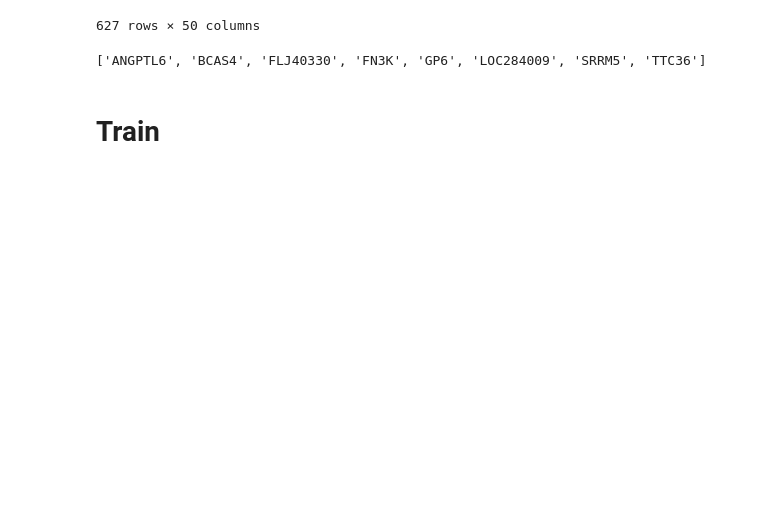
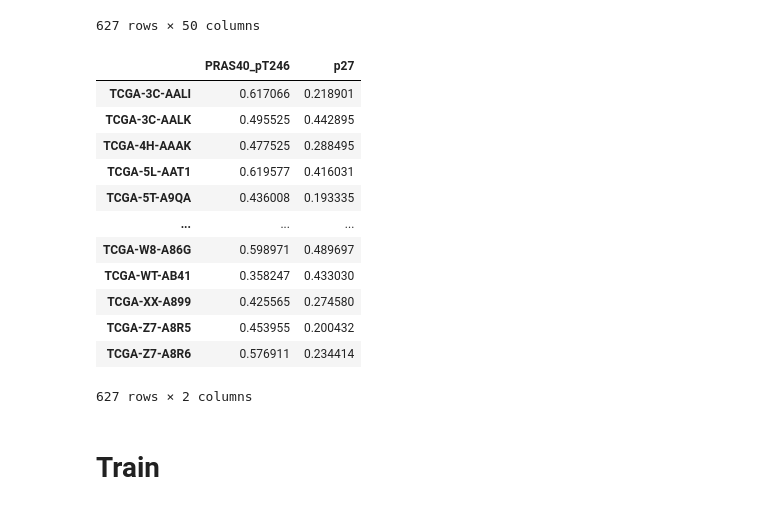
Before and after one commit to aleberans/Analisi-dati-multi-omici-per-la-predizione-della-prognosi-di-pazienti-oncologici, a Jupyter notebook: Codice.ipynb, the cells around one changed output. Saved outputs shown, nothing was run; the diff lists cells and outputs as text; code cells hidden in the pictures; blank space fills up the shorter version.

```diff
--- a/Codice.ipynb
+++ b/Codice.ipynb
@@ -204,9 +205,7 @@ def execute_boruta_feature_selection(
     X_train: pd.DataFrame,
     y_train: np.ndarray,
     holdout_number: int,
-    task_name: str,
     max_iter: int = 100,
-    regression: bool = False,
 ):
     """Returns tuple with list of kept features and list of discared features.
 
@@ -218,17 +217,11 @@ def execute_boruta_feature_selection(
         The data reserved for the output of the training of the Boruta model.
     holdout_number: int,
         The current holdout number.
-    regression: bool,
-        Whether the task is a binary classification one (False) or a regression one (True).
-    task_name: str,
-        The name of the task.
     max_iter: int = 100,
         Number of iterations to run Boruta for.
     """
-    if regression:
-        model = RandomForestRegressor(n_jobs=-1, max_depth=5)
-    else:
-        model = RandomForestClassifier(n_jobs=-1, class_weight='balanced_subsample', max_depth=5)
+
+    model = RandomForestClassifier(n_jobs=-1, class_weight='balanced_subsample', max_depth=5)
 
     boruta_selector = BorutaPy(
         model,
@@ -245,10 +238,22 @@ def execute_boruta_feature_selection(
 
     return kept_features, discarded_features
 # %%
-kept, discarded = execute_boruta_feature_selection(filtered_normalize_data['mRNA'], label, 3, 'prova')
+kept, discarded = execute_boruta_feature_selection(filtered_normalize_data['proteins'], label.values.ravel(), 3)
 # %%
-kept
+filtered_normalize_data['proteins'][kept]
 # %% [output]
+|  | PRAS40_pT246 | p27 |
+| TCGA-3C-AALI | 0.617066 | 0.218901 |
+| TCGA-3C-AALK | 0.495525 | 0.442895 |
+| TCGA-4H-AAAK | 0.477525 | 0.288495 |
+| TCGA-5L-AAT1 | 0.619577 | 0.416031 |
+| TCGA-5T-A9QA | 0.436008 | 0.193335 |
+| ... | ... | ... |
+| TCGA-W8-A86G | 0.598971 | 0.489697 |
+| TCGA-WT-AB41 | 0.358247 | 0.433030 |
+| TCGA-XX-A899 | 0.425565 | 0.274580 |
+| TCGA-Z7-A8R5 | 0.453955 | 0.200432 |
+| TCGA-Z7-A8R6 | 0.576911 | 0.234414 |
-['ANGPTL6', 'BCAS4', 'FLJ40330', 'FN3K', 'GP6', 'LOC284009', 'SRRM5', 'TTC36']
+627 rows × 2 columns
 # %% [markdown]
 # Train
```
Also changed, not shown: parts of 7 cells of this notebook.
